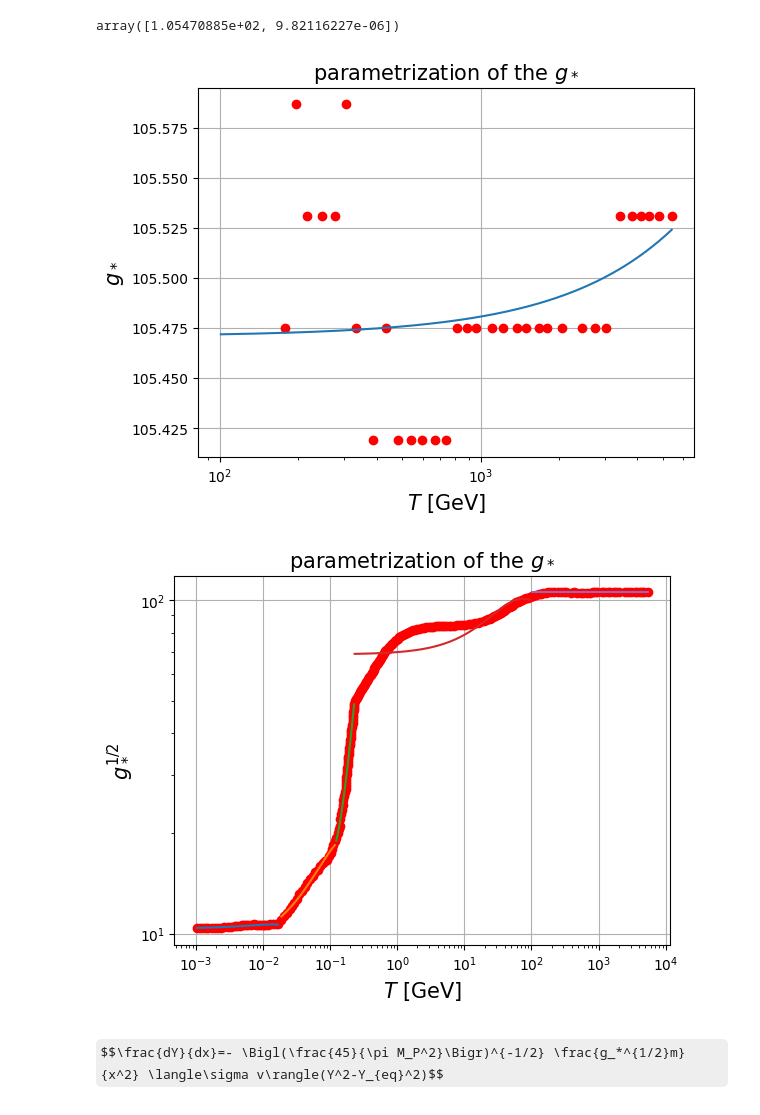
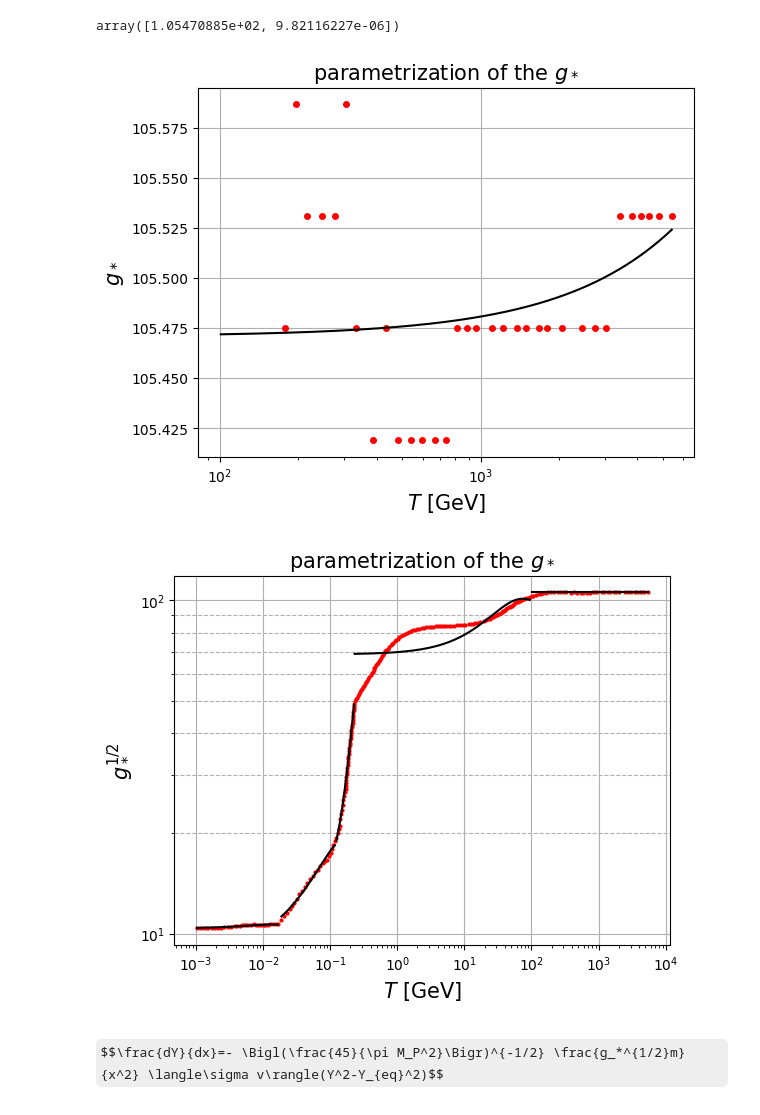
Before and after one commit to nico0407/DM-freeze-out, a Jupyter notebook: WIMP_relic_computation.ipynb, the cells around one changed output. Saved outputs shown, nothing was run; the diff lists cells and outputs as text; code cells hidden in the pictures; some formulas as TeX source.

```diff
--- a/WIMP_relic_computation.ipynb
+++ b/WIMP_relic_computation.ipynb
@@ -276,8 +278,8 @@ def g_star5(t):
 # %%
 #t=np.logspace(np.log10(1E-3),np.log10(1E-1))
 t5=np.linspace(100.819133,5412.43112233, 1000)
-plt.semilogx(temp5,gstar5,'ro') #semilogx Make a plot with log scaling on the x axis.
-plt.plot(t5,g_star5(t5) )   #BUT THAT WASN'T THE PHASE SPACE FUNCTION? SO THIS PLOT ISN'T REFERRING TO THAT? NO, IS G STAR SQUARED BUT HOW?!
+plt.semilogx(temp5,gstar5,'ro', markersize=4) #semilogx Make a plot with log scaling on the x axis.
+plt.plot(t5,g_star5(t5),color = "black" )   #BUT THAT WASN'T THE PHASE SPACE FUNCTION? SO THIS PLOT ISN'T REFERRING TO THAT? NO, IS G STAR SQUARED BUT HOW?!
 plt.xlabel('$T$ [GeV]',size=15)
 plt.ylabel(r'$g_*$',size=15)
 
@@ -285,27 +287,28 @@ plt.title('parametrization of the $g_*$', size= 15)
 #plt.legend()
 plt.grid()
 # %% [output]
-[figure, old version]
+[figure, new version]
 # %%
-plt.semilogx(temp1,gstar1,'ro')
-plt.semilogx(temp2,gstar2,'ro')
-plt.semilogx(temp3,gstar3,'ro')
-plt.semilogx(temp4,gstar4,'ro')
-plt.semilogx(temp5,gstar5,'ro')
-plt.plot(t1,g_star1(t1) )
-plt.plot(t2,g_star2(t2) )
-plt.plot(t3,g_star3(t3) )
-plt.plot(t4,g_star4(t4) )
-plt.plot(t5,g_star5(t5) )
+plt.semilogx(temp1,gstar1,'ro', markersize=2)
+plt.semilogx(temp2,gstar2,'ro', markersize=2)
+plt.semilogx(temp3,gstar3,'ro', markersize=2)
+plt.semilogx(temp4,gstar4,'ro', markersize=2)
+plt.semilogx(temp5,gstar5,'ro', markersize=2)
+plt.plot(t1,g_star1(t1),color = "black" )
+plt.plot(t2,g_star2(t2),color = "black" )
+plt.plot(t3,g_star3(t3),color = "black" )
+plt.plot(t4,g_star4(t4),color = "black" )
+plt.plot(t5,g_star5(t5),color = "black" )
 plt.xlabel('$T$ [GeV]',size=15)
 plt.ylabel(r'$g_*^{1/2}$',size=15)
 plt.yscale('log')
 
 plt.title('parametrization of the $g_*$', size= 15)
 
-plt.grid()
+plt.grid(which='major')
+plt.grid(which='minor', axis='y',linestyle='--')
 # %% [output]
-[figure, old version]
+[figure, new version]
 # %%
 from scipy import integrate
 # %%
```
Also changed, not shown: parts of 6 cells of this notebook.
